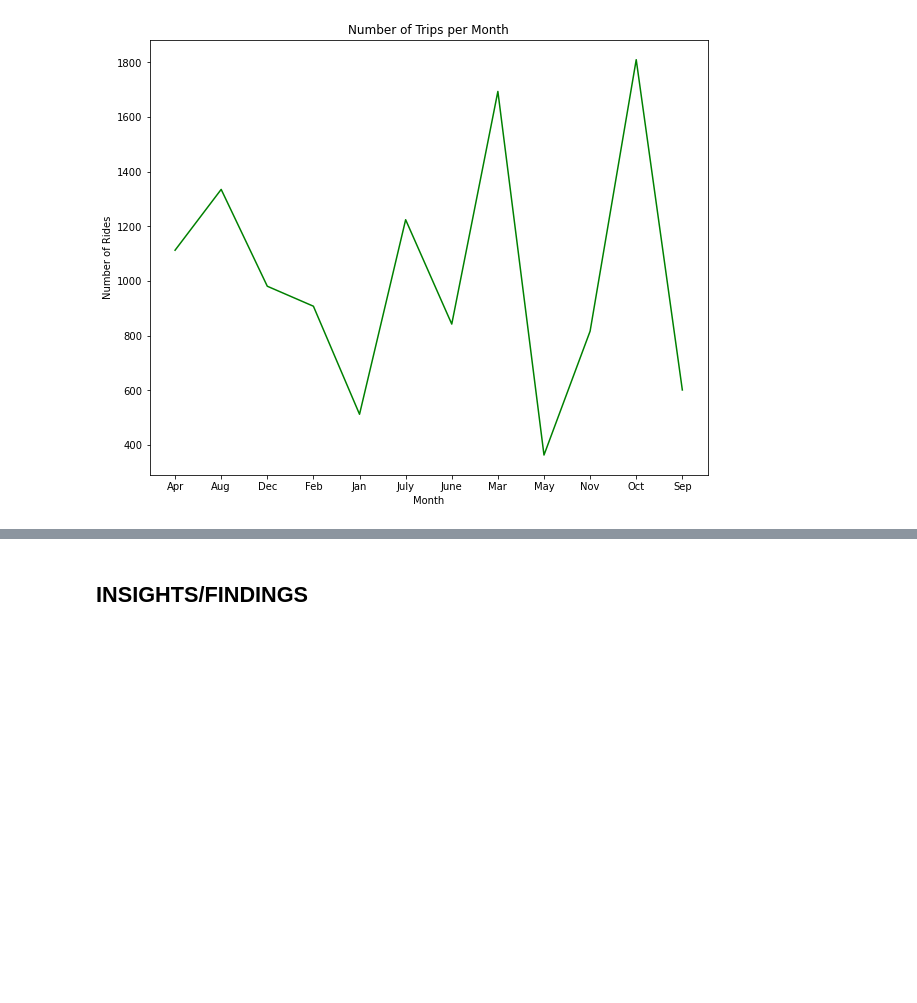
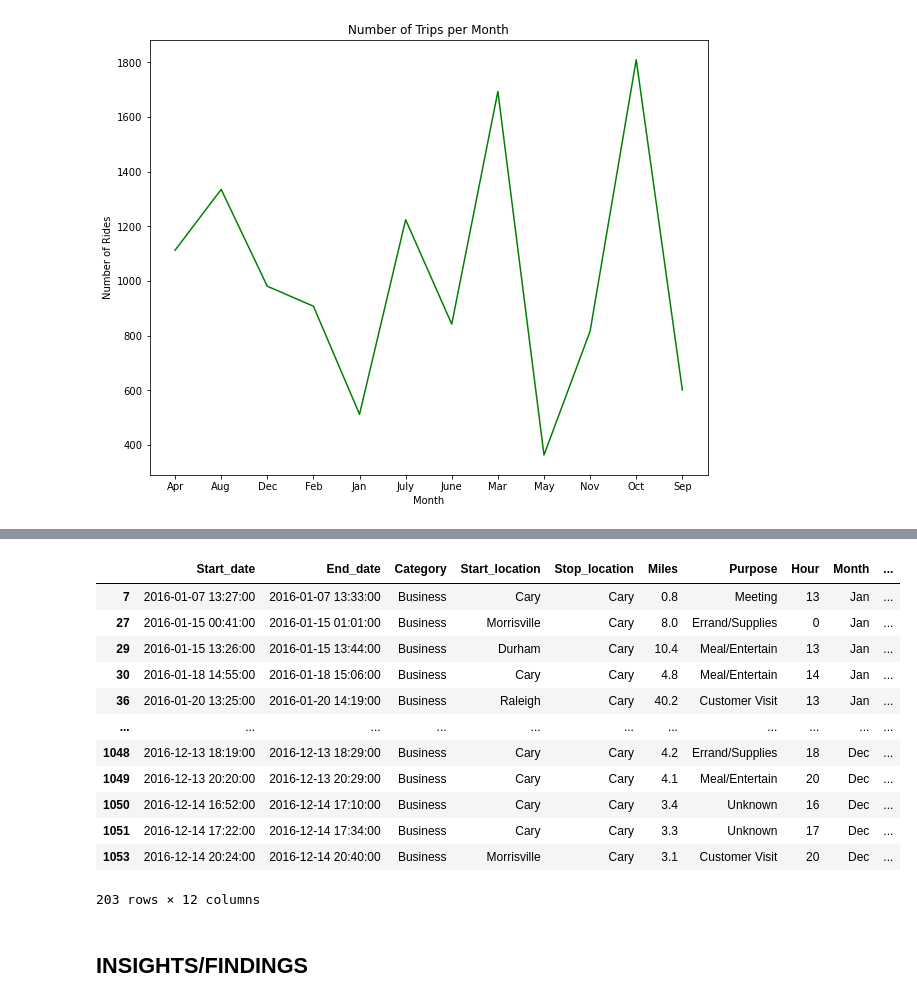
Before and after one commit to SandyCOG/EDA-on-Uber-rides, a Jupyter notebook: uber-rides-data-analysis.ipynb, the cells around one changed output, grey strips where cells are left out. Drawn from its saved outputs; the diff is of its cells as text; code cells hidden in the pictures; blank space fills up the shorter version.

```diff
--- a/uber-rides-data-analysis.ipynb
+++ b/uber-rides-data-analysis.ipynb
@@ -325,3 +389,19 @@ plt.plot(df.groupby(['Month'])['Miles'].sum(),'g')
+# %%
+df[df['Stop_location']=='Cary']
+# %% [output]
+|  | Start_date | End_date | Category | Start_location | Stop_location | Miles | Purpose | Hour | Month | ... |
+| 7 | 2016-01-07 13:27:00 | 2016-01-07 13:33:00 | Business | Cary | Cary | 0.8 | Meeting | 13 | Jan | ... |
+| 27 | 2016-01-15 00:41:00 | 2016-01-15 01:01:00 | Business | Morrisville | Cary | 8.0 | Errand/Supplies | 0 | Jan | ... |
+| 29 | 2016-01-15 13:26:00 | 2016-01-15 13:44:00 | Business | Durham | Cary | 10.4 | Meal/Entertain | 13 | Jan | ... |
+| 30 | 2016-01-18 14:55:00 | 2016-01-18 15:06:00 | Business | Cary | Cary | 4.8 | Meal/Entertain | 14 | Jan | ... |
+| 36 | 2016-01-20 13:25:00 | 2016-01-20 14:19:00 | Business | Raleigh | Cary | 40.2 | Customer Visit | 13 | Jan | ... |
+| ... | ... | ... | ... | ... | ... | ... | ... | ... | ... | ... |
+| 1048 | 2016-12-13 18:19:00 | 2016-12-13 18:29:00 | Business | Cary | Cary | 4.2 | Errand/Supplies | 18 | Dec | ... |
+| 1049 | 2016-12-13 20:20:00 | 2016-12-13 20:29:00 | Business | Cary | Cary | 4.1 | Meal/Entertain | 20 | Dec | ... |
+| 1050 | 2016-12-14 16:52:00 | 2016-12-14 17:10:00 | Business | Cary | Cary | 3.4 | Unknown | 16 | Dec | ... |
+| 1051 | 2016-12-14 17:22:00 | 2016-12-14 17:34:00 | Business | Cary | Cary | 3.3 | Unknown | 17 | Dec | ... |
+| 1053 | 2016-12-14 20:24:00 | 2016-12-14 20:40:00 | Business | Morrisville | Cary | 3.1 | Customer Visit | 20 | Dec | ... |
+203 rows × 12 columns
 # %% [markdown]
 ## INSIGHTS/FINDINGS
 # %% [markdown]
```
Also changed, not shown: parts of 8 cells of this notebook.
